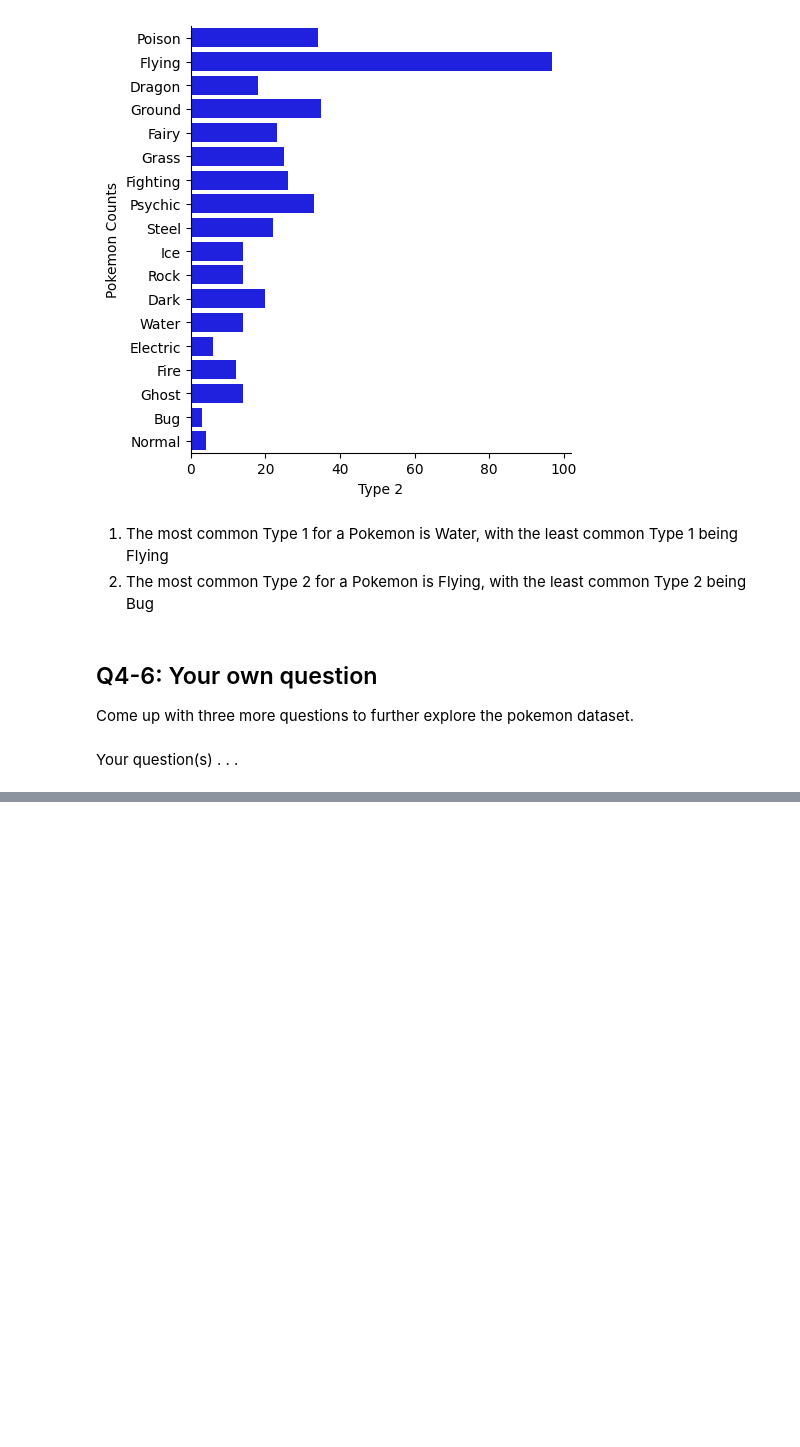
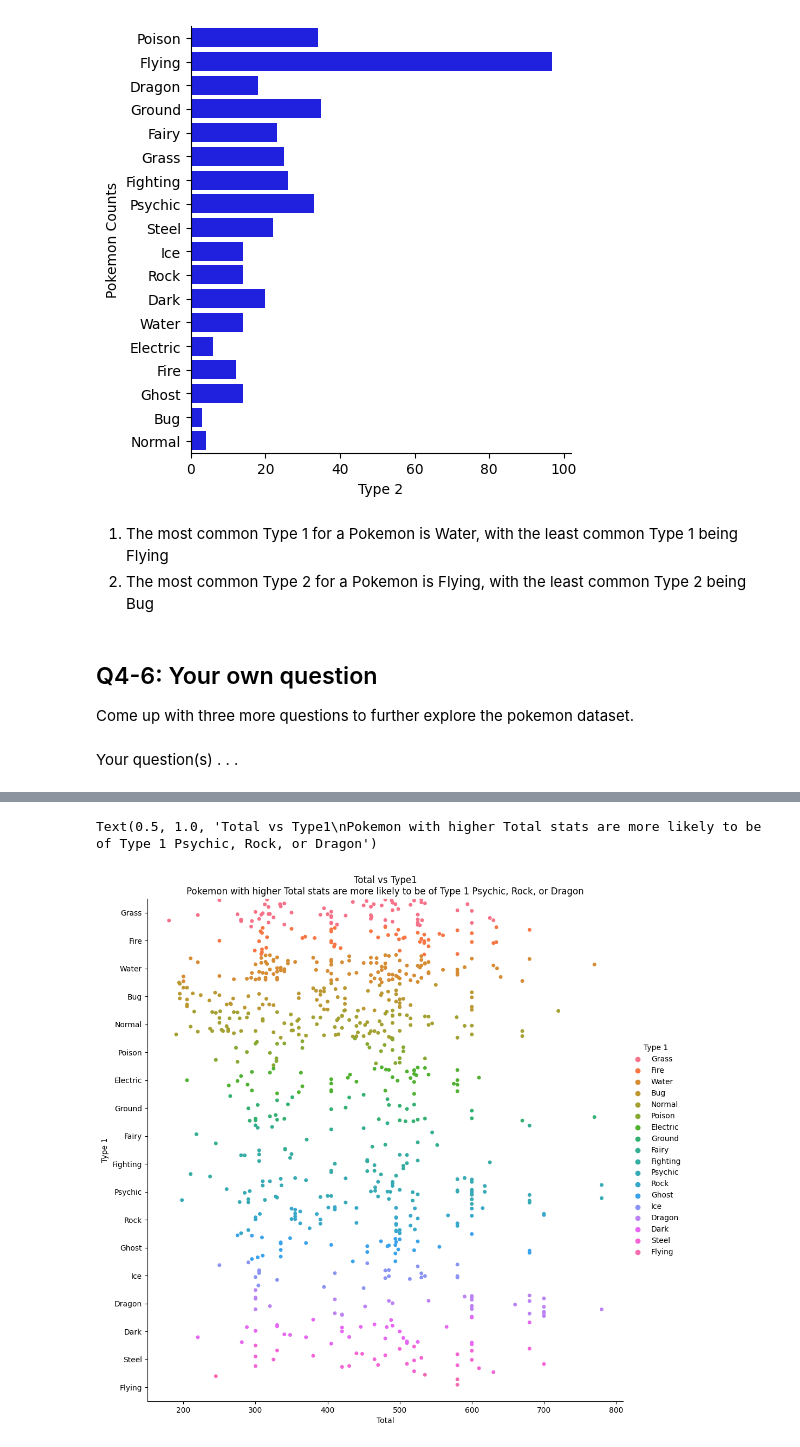
Before and after one commit to CS133-DataVisualization/cl-and-homework-JayBA1010, a Jupyter notebook: M03_HW03_seaborn.ipynb, the cells around one changed output, grey strips where cells are left out. Drawn from its saved outputs; the diff is of its cells as text; code cells hidden in the pictures; blank space fills up the shorter version.

```diff
--- a/M03_HW03_seaborn.ipynb
+++ b/M03_HW03_seaborn.ipynb
@@ -103,0 +126,15 @@ Your question(s) . . .
+# %%
+# Note: I used the catplot from the "M03_Colab10_categorical_axes.ipynb" assignment as a reference
+sns.catplot(
+    data=pkmn,
+    x="Total",
+    y="Type 1",
+    aspect=1,
+    height=10,
+    jitter=0.5,
+    hue="Type 1"
+)
+plt.title("Total vs Type1\nPokemon with higher Total stats are more likely to be of Type 1 Psychic, Rock, or Dragon")
+# %% [output]
+Text(0.5, 1.0, 'Total vs Type1\nPokemon with higher Total stats are more likely to be of Type 1 Psychic, Rock, or Dragon')
+[figure, added]
```
Also changed, not shown: parts of 9 cells of this notebook.
